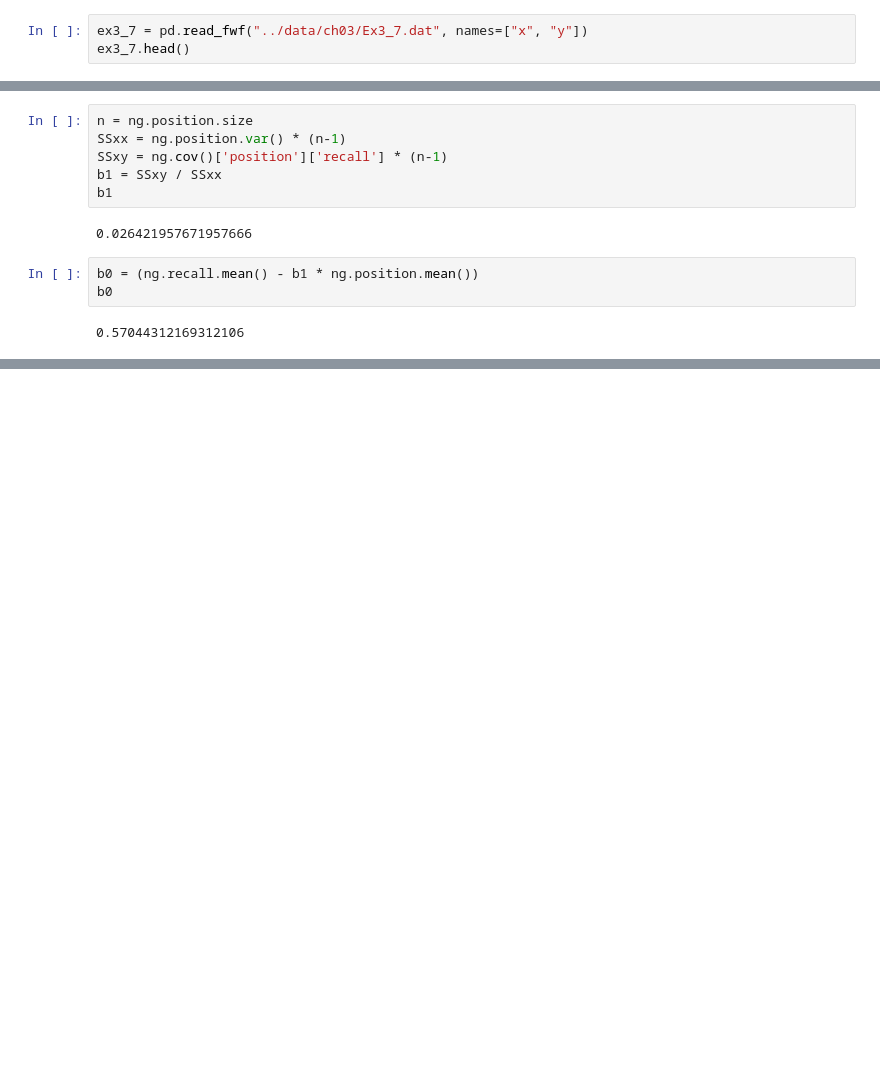
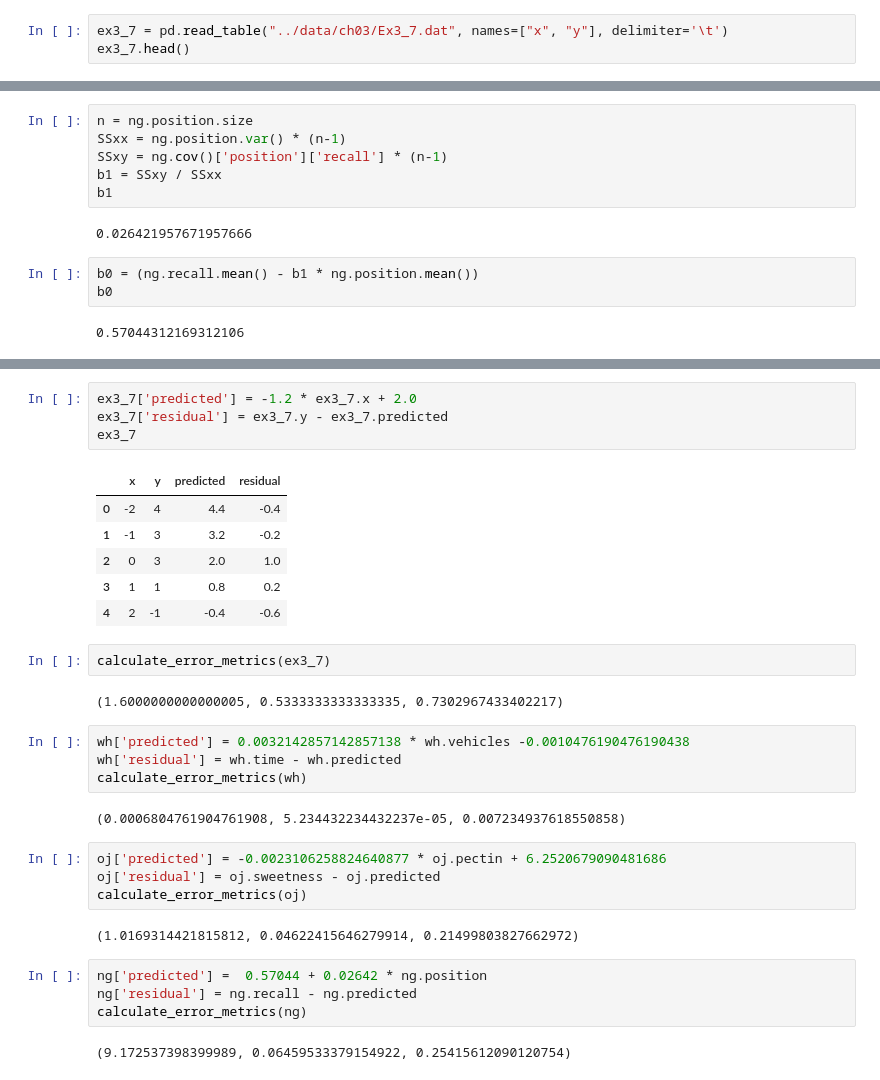
Before and after one commit to rickhaffey/stats-rams, a Jupyter notebook: exercises/Chapter 03 - Exercises.ipynb, the cells around one changed output, grey strips where cells are left out. Cells and saved outputs as stored; diff of their text form; blank space fills up the shorter version.

```diff
--- a/exercises/Chapter 03 - Exercises.ipynb
+++ b/exercises/Chapter 03 - Exercises.ipynb
@@ -94,7 +94,7 @@ y = -1.000000 x + -4.000000
 * note: the fixed width format is a bit messed up in this file, need to clean it up manually first pre-load
 * y = -1.2 x + 2.0
 # %%
-ex3_7 = pd.read_fwf("../data/ch03/Ex3_7.dat", names=["x", "y"])
+ex3_7 = pd.read_table("../data/ch03/Ex3_7.dat", names=["x", "y"], delimiter='\t')
 ex3_7.head()
 # %% [output]
 |  | x | y |
@@ -246,0 +257,33 @@ b0
+# %%
+ex3_7['predicted'] = -1.2 * ex3_7.x + 2.0
+ex3_7['residual'] = ex3_7.y - ex3_7.predicted
+ex3_7
+# %% [output]
+|  | x | y | predicted | residual |
+| 0 | -2 | 4 | 4.4 | -0.4 |
+| 1 | -1 | 3 | 3.2 | -0.2 |
+| 2 | 0 | 3 | 2.0 | 1.0 |
+| 3 | 1 | 1 | 0.8 | 0.2 |
+| 4 | 2 | -1 | -0.4 | -0.6 |
+# %%
+calculate_error_metrics(ex3_7)
+# %% [output]
+(1.6000000000000005, 0.5333333333333335, 0.7302967433402217)
+# %%
+wh['predicted'] = 0.0032142857142857138 * wh.vehicles -0.0010476190476190438
+wh['residual'] = wh.time - wh.predicted
+calculate_error_metrics(wh)
+# %% [output]
+(0.0006804761904761908, 5.234432234432237e-05, 0.007234937618550858)
+# %%
+oj['predicted'] = -0.0023106258824640877 * oj.pectin + 6.2520679090481686
+oj['residual'] = oj.sweetness - oj.predicted
+calculate_error_metrics(oj)
+# %% [output]
+(1.0169314421815812, 0.04622415646279914, 0.21499803827662972)
+# %%
+ng['predicted'] =  0.57044 + 0.02642 * ng.position
+ng['residual'] = ng.recall - ng.predicted
+calculate_error_metrics(ng)
+# %% [output]
+(9.172537398399989, 0.06459533379154922, 0.25415612090120754)
```
Also changed, not shown: parts of 39 cells of this notebook, 1 other file.
